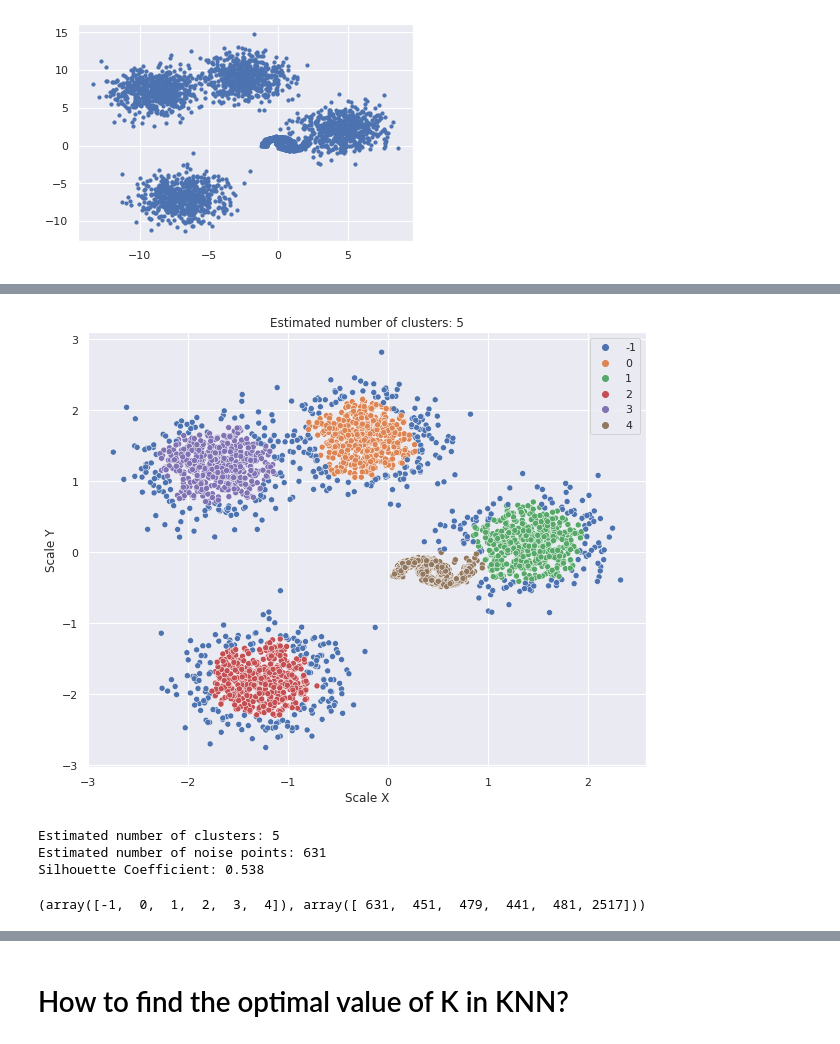
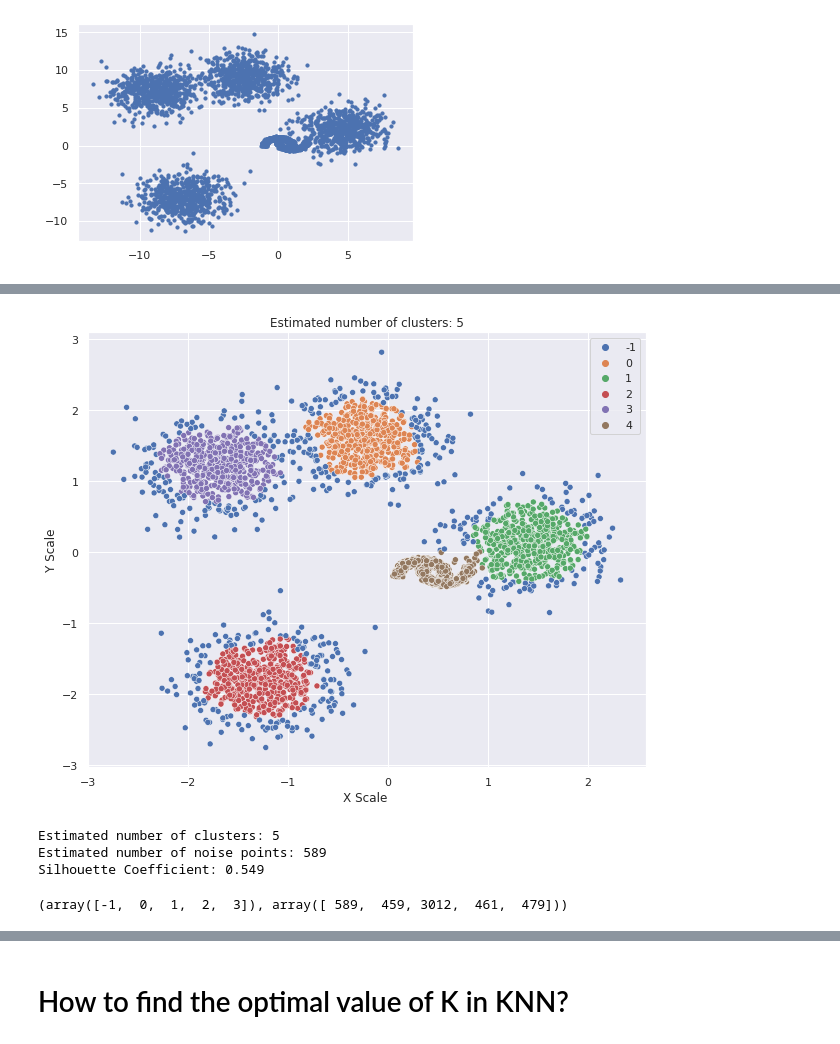
Before and after one commit to juanosalvador/Optimal-Value-for-epsilon-DBSCAN, a Jupyter notebook: Hiperparameter_Tunning_The_Optimal_Value_For_Epsilon_(EPS).ipynb, the cells around one changed output, grey strips where cells are left out. Drawn from its saved outputs; the diff is of its cells as text; code cells hidden in the pictures.

```diff
--- a/Hiperparameter_Tunning_The_Optimal_Value_For_Epsilon_(EPS).ipynb
+++ b/Hiperparameter_Tunning_The_Optimal_Value_For_Epsilon_(EPS).ipynb
@@ -123,7 +125,7 @@ Silhouette Coefficient: 0.386
 # %%
 from sklearn.neighbors import NearestNeighbors
 # %%
-k = 20 ## vecinos más cercanos
+k = 22 ## vecinos más cercanos
 #epsilon = 0.09 ## anterior
 neigh = NearestNeighbors(n_neighbors= k, metric='euclidean')
 nbrs = neigh.fit(X_scaled)
@@ -200,25 +215,30 @@ n_noise_ = list(labels).count(-1)
 # %%
 plt.figure(figsize=(10,8))
 sns.scatterplot(x = X_scaled[:,0], y = X_scaled[:,1], hue=labels,  palette='deep')
 plt.title('Estimated number of clusters: %d' % (len(np.unique(labels))-1) )
-plt.xlabel('Scale X')
-plt.ylabel('Scale Y')
+plt.xlabel('X Scale ')
+plt.ylabel('Y Scale')
 plt.show()
-
+#core_samples_mask = np.zeros_like(db.labels_, dtype=bool)
+#core_samples_mask[db.core_sample_indices_] = True
+labels = db.labels_
+unique_labels = np.unique(labels)
+n_clusters_ = len(unique_labels) - (1 if -1 in labels else 0)
+n_noise_ = list(labels).count(-1)
 from sklearn import metrics
 print('Estimated number of clusters: %d' % n_clusters_ )
 print('Estimated number of noise points: %d' % n_noise_ )
 print("Silhouette Coefficient: %0.3f"
       % metrics.silhouette_score(X_scaled, labels))
 # %% [output]
-[figure, old version]
+[figure, new version]
 Estimated number of clusters: 5
-Estimated number of noise points: 631
-Silhouette Coefficient: 0.538
+Estimated number of noise points: 589
+Silhouette Coefficient: 0.549
 # %%
 np.unique(labels, return_counts= True)
 # %% [output]
-(array([-1,  0,  1,  2,  3,  4]), array([ 631,  451,  479,  441,  481, 2517]))
+(array([-1,  0,  1,  2,  3]), array([ 589,  459, 3012,  461,  479]))
 # %%
 import numpy as np
 core_samples_mask = np.zeros_like(db.labels_, dtype=bool)
```
Also changed, not shown: parts of 15 cells of this notebook.
